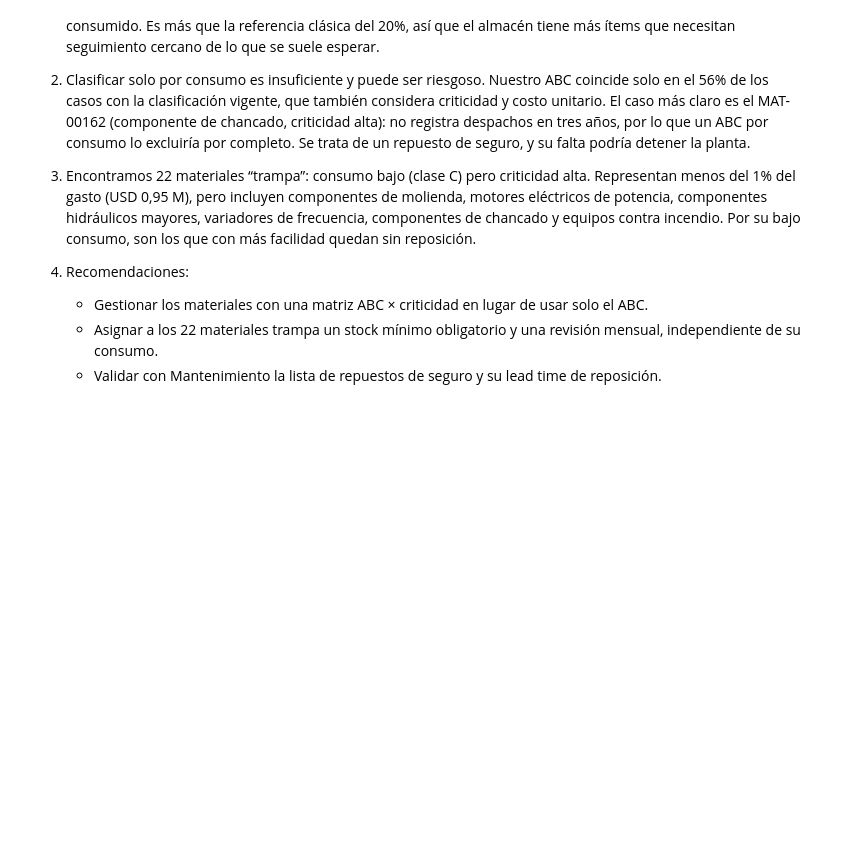
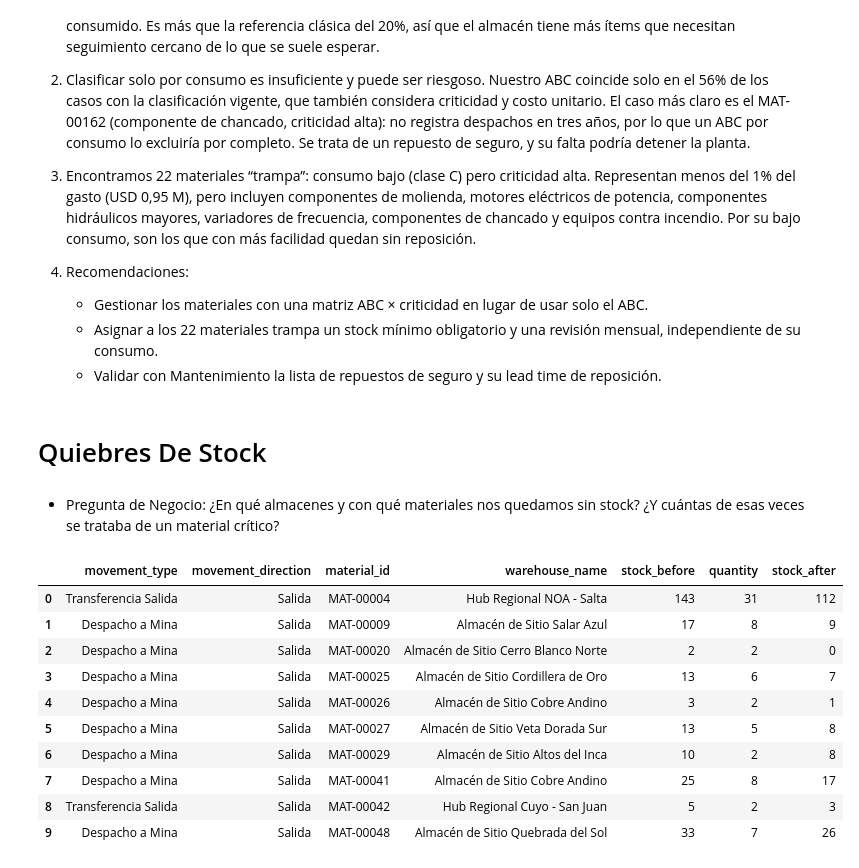
Before and after one commit to Mateo-Alvarez1/mining_data_projects, a Jupyter notebook: 01_gestion_inventario/01_ABC_CRITICIDAD.ipynb, the cells around one changed output. Saved outputs shown, nothing was run; the diff lists cells and outputs as text; code cells hidden in the pictures; blank space fills up the shorter version.

```diff
--- a/01_gestion_inventario/01_ABC_CRITICIDAD.ipynb
+++ b/01_gestion_inventario/01_ABC_CRITICIDAD.ipynb
@@ -265,3 +265,21 @@ plt.show()
     - Gestionar los materiales con una matriz ABC × criticidad en lugar de usar solo el ABC.
     - Asignar a los 22 materiales trampa un stock mínimo obligatorio y una revisión mensual, independiente de su consumo.
     - Validar con Mantenimiento la lista de repuestos de seguro y su lead time de reposición.
+# %% [markdown]
+# Quiebres De Stock
+# %% [markdown]
+- Pregunta de Negocio: ¿En qué almacenes y con qué materiales nos quedamos sin stock? ¿Y cuántas de esas veces se trataba de un material crítico?
+# %%
+df[["movement_type","movement_direction","material_id","warehouse_name","stock_before","quantity","stock_after"]].head(10)
+# %% [output]
+|  | movement_type | movement_direction | material_id | warehouse_name | stock_before | quantity | stock_after |
+| 0 | Transferencia Salida | Salida | MAT-00004 | Hub Regional NOA - Salta | 143 | 31 | 112 |
+| 1 | Despacho a Mina | Salida | MAT-00009 | Almacén de Sitio Salar Azul | 17 | 8 | 9 |
+| 2 | Despacho a Mina | Salida | MAT-00020 | Almacén de Sitio Cerro Blanco Norte | 2 | 2 | 0 |
+| 3 | Despacho a Mina | Salida | MAT-00025 | Almacén de Sitio Cordillera de Oro | 13 | 6 | 7 |
+| 4 | Despacho a Mina | Salida | MAT-00026 | Almacén de Sitio Cobre Andino | 3 | 2 | 1 |
+| 5 | Despacho a Mina | Salida | MAT-00027 | Almacén de Sitio Veta Dorada Sur | 13 | 5 | 8 |
+| 6 | Despacho a Mina | Salida | MAT-00029 | Almacén de Sitio Altos del Inca | 10 | 2 | 8 |
+| 7 | Despacho a Mina | Salida | MAT-00041 | Almacén de Sitio Cobre Andino | 25 | 8 | 17 |
+| 8 | Transferencia Salida | Salida | MAT-00042 | Hub Regional Cuyo - San Juan | 5 | 2 | 3 |
+| 9 | Despacho a Mina | Salida | MAT-00048 | Almacén de Sitio Quebrada del Sol | 33 | 7 | 26 |
```
Also changed, not shown: parts of 4 cells of this notebook, 4 other files.
